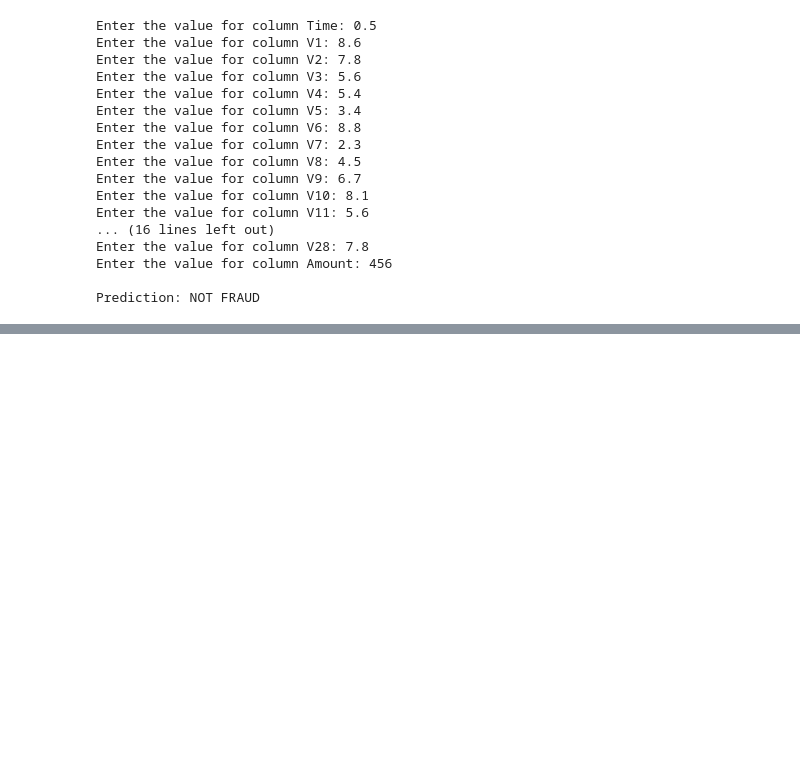
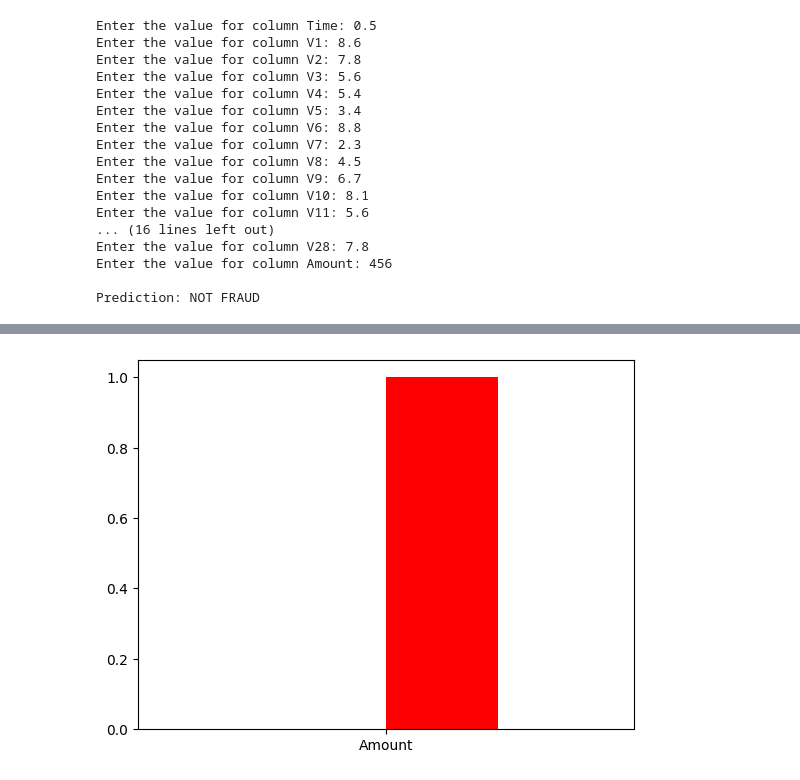
Before and after one commit to harshinis24mss066-ctrl/AIML-AND-CYBER-SECURITY-VAC, a Jupyter notebook: Welcome_To_Colab.ipynb, the cells around one changed output, grey strips where cells are left out. Drawn from its saved outputs; the diff is of its cells as text; code cells hidden in the pictures; blank space fills up the shorter version.

```diff
--- a/Welcome_To_Colab.ipynb
+++ b/Welcome_To_Colab.ipynb
@@ -86,0 +103,5 @@ Prediction: NOT FRAUD
+# %%
+plt.hist(['Amount'],color="red",bins=4)
+plt.show()
+# %% [output]
+[figure, added]
```
Also changed, not shown: parts of 6 cells of this notebook.
